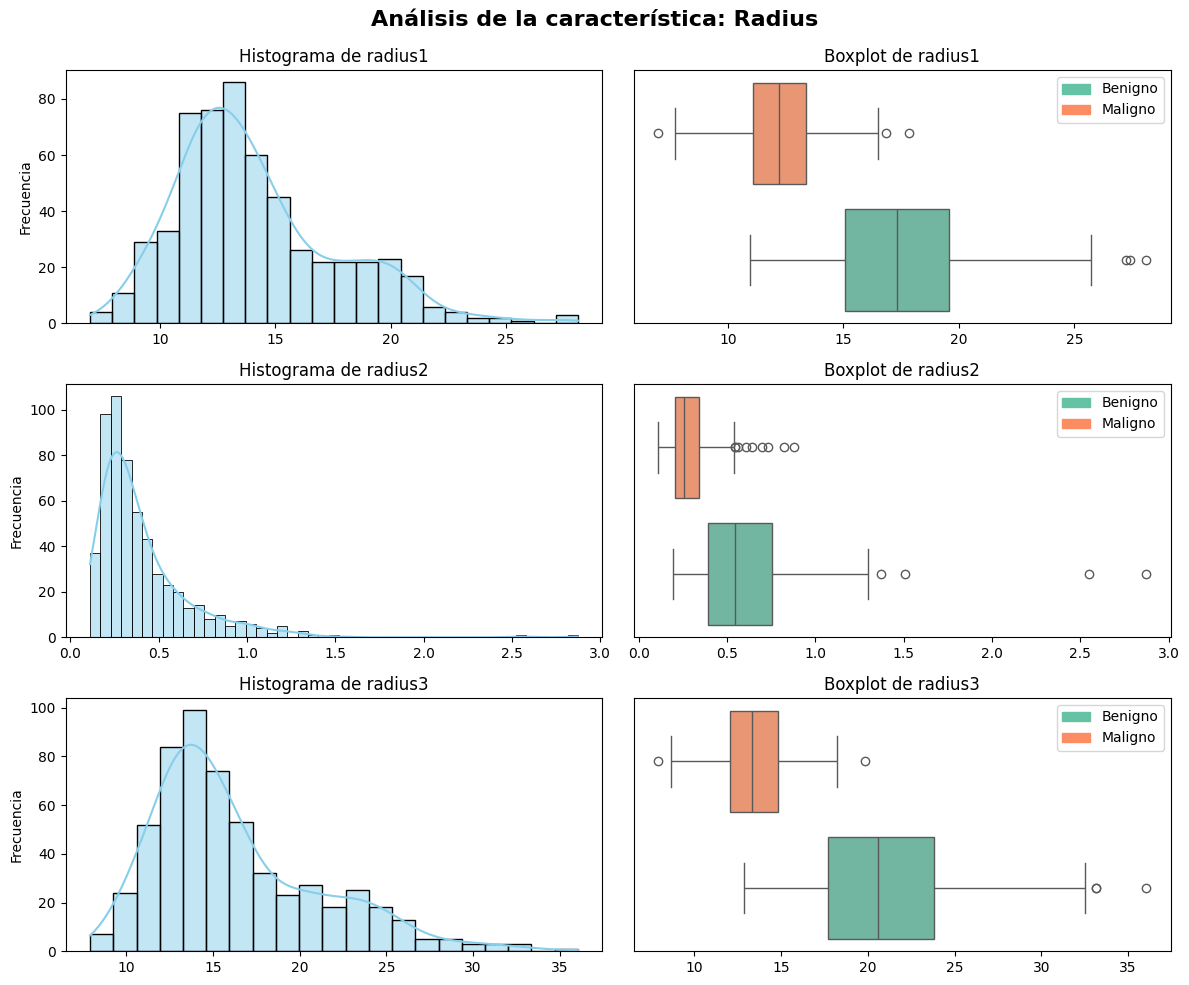
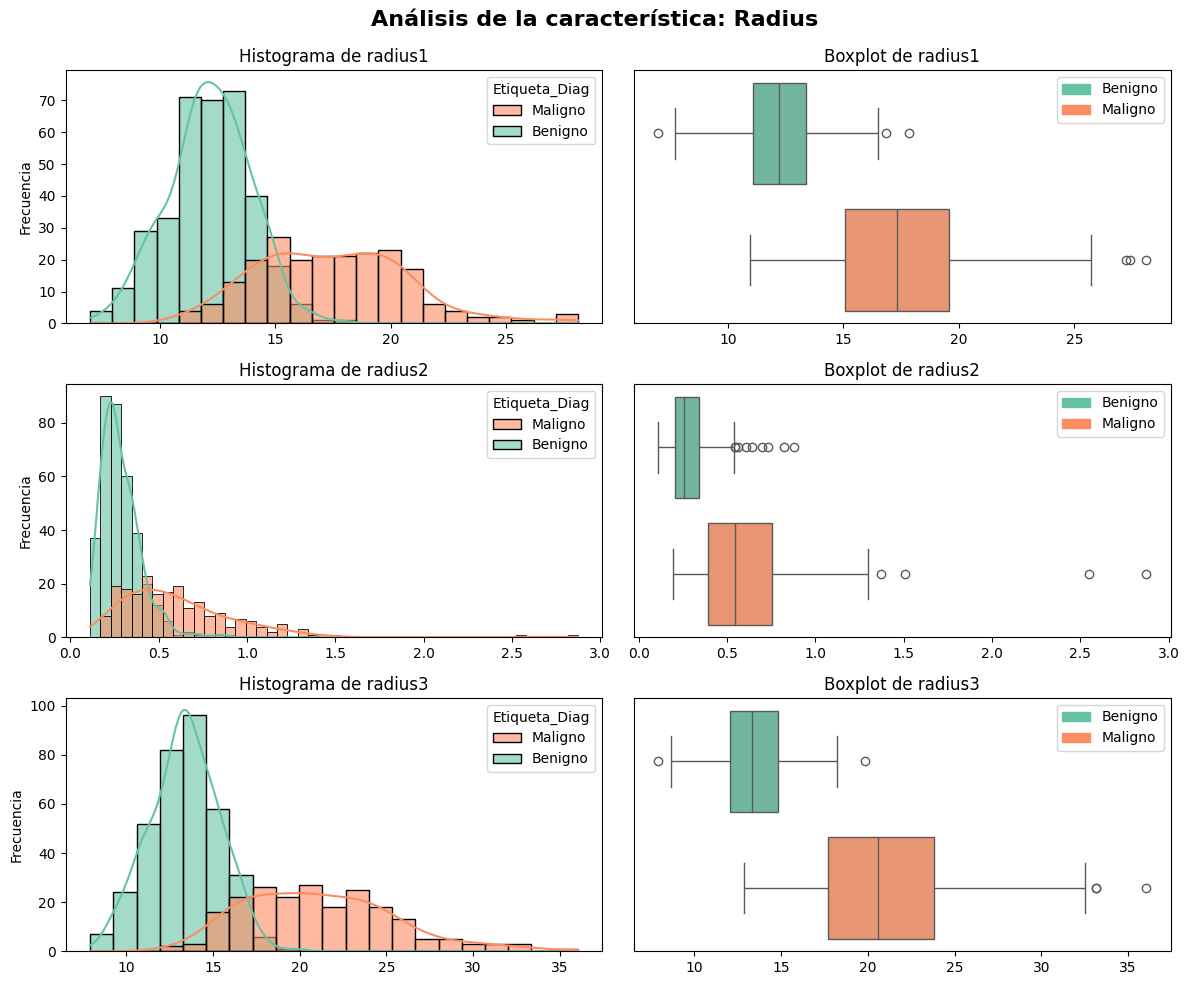
The change to this notebook cell's code, shown as a diff; its figure went from the first image to the second:
--- before
+++ after
@@ -8,4 +8,7 @@
 color_benigno = sns.color_palette('Set2')[0]
 color_maligno = sns.color_palette('Set2')[1]
+
+# Crear un diccionario para asegurar que los colores no se inviertan accidentalmente
+paleta_diagnostico = {'Benigno': color_benigno, 'Maligno': color_maligno}
 
 # Iterar sobre las 10 características base
@@ -23,6 +26,8 @@
     
     for j, col in enumerate(grupo_columnas):
-        # 1. Histograma (Izquierda)
-        sns.histplot(data=df_plot, x=col, kde=True, ax=axes[j, 0], color='skyblue')
+        # 1. Histograma (Izquierda) - AHORA DIVIDIDO POR DIAGNÓSTICO
+        sns.histplot(data=df_plot, x=col, hue='Etiqueta_Diag', palette=paleta_diagnostico, 
+                     kde=True, ax=axes[j, 0], alpha=0.6) # alpha=0.6 le da una ligera transparencia para ver si se solapan
+        
         axes[j, 0].set_title(f'Histograma de {col}')
         axes[j, 0].set_xlabel('')
@@ -31,5 +36,5 @@
         # 2. Boxplot (Derecha) 
         sns.boxplot(data=df_plot, x=col, y='Etiqueta_Diag', ax=axes[j, 1], 
-                    hue='Etiqueta_Diag', palette='Set2', order=['Benigno', 'Maligno'])
+                    hue='Etiqueta_Diag', palette=paleta_diagnostico, order=['Benigno', 'Maligno'])
         
         axes[j, 1].set_title(f'Boxplot de {col}')

Commit: docs: actualizar readme con nueva arquitectura de escenarios y conclusiones clínicas